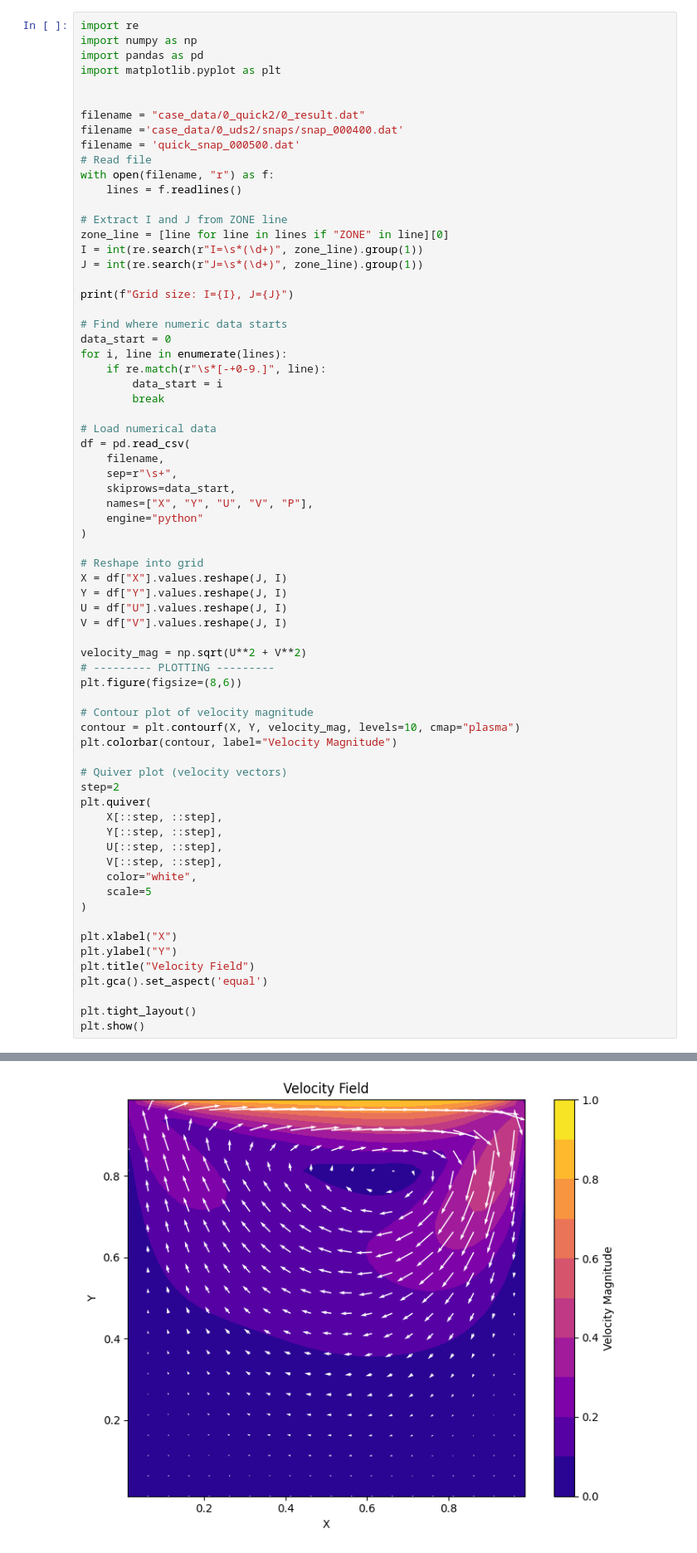
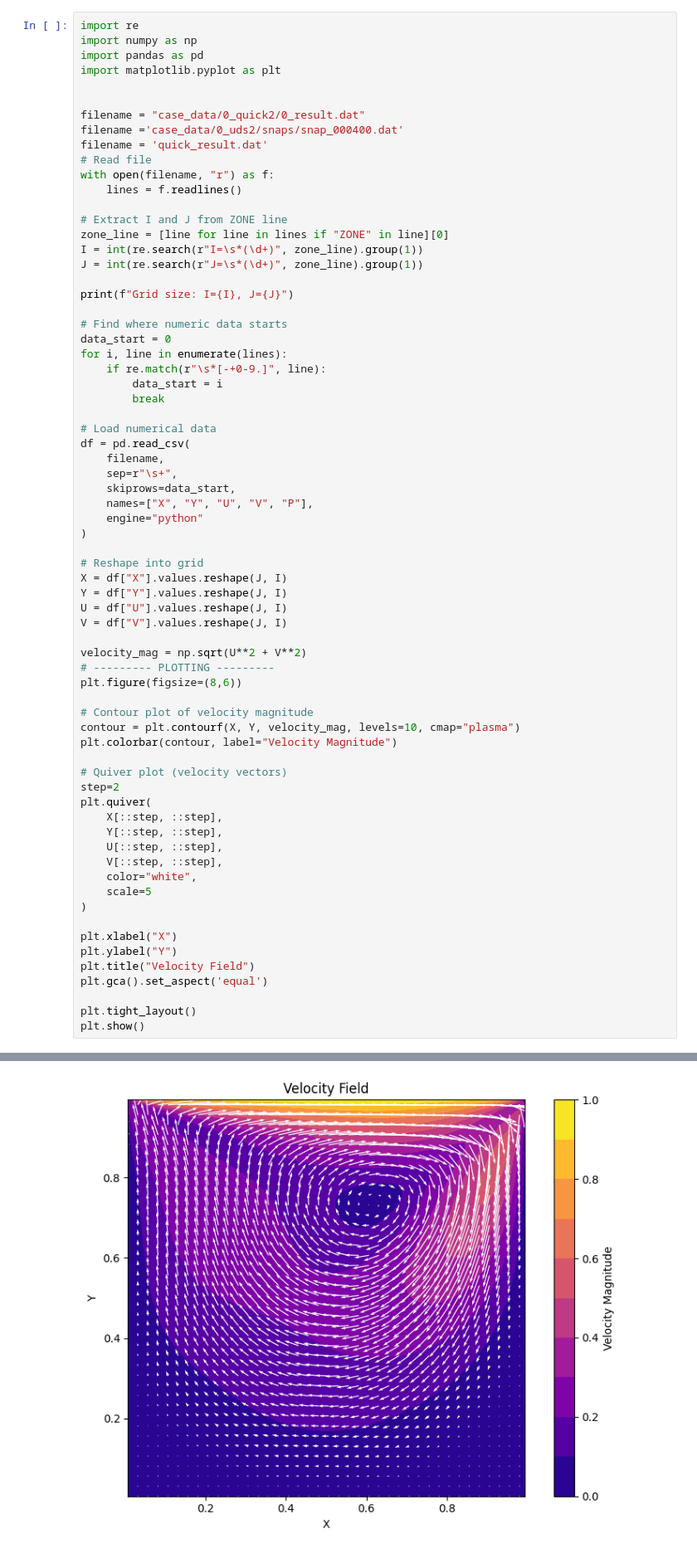
Before and after one commit to annashens/ME663-project, a Jupyter notebook: visualize.ipynb, the cells around one changed output, grey strips where cells are left out. Shown at 83% size. Cells and saved outputs as stored; diff of their text form.

```diff
--- a/visualize.ipynb
+++ b/visualize.ipynb
@@ -7,7 +7,7 @@ import matplotlib.pyplot as plt
 
 filename = "case_data/0_quick2/0_result.dat"
 filename ='case_data/0_uds2/snaps/snap_000400.dat'
-filename = 'quick_snap_000500.dat'
+filename = 'quick_result.dat'
 # Read file
 with open(filename, "r") as f:
     lines = f.readlines()
@@ -72,4 +72,4 @@ Grid size: I=40, J=40
-[figure, old version]
+[figure, new version]
 # %%
 # --------- PLOTTING ---------
 plt.figure(figsize=(8,6))
```
Also changed, not shown: parts of 3 cells of this notebook, 11 other files.
